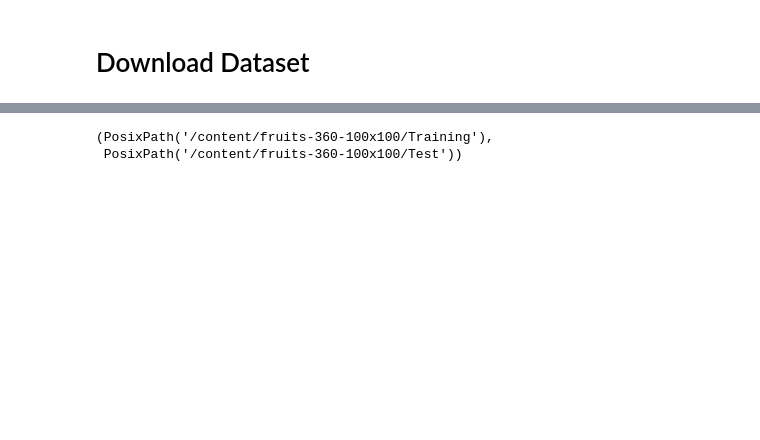
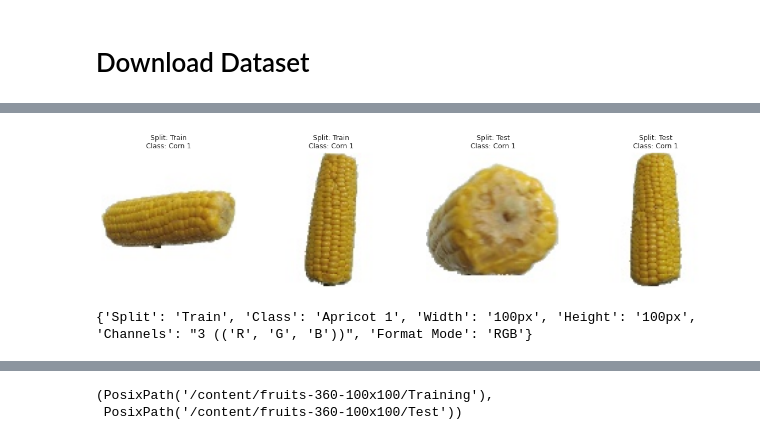
Before and after one commit to Dhruv-D-Bhrasadiya/cam2cook, a Jupyter notebook: model/Cam2Cook_Fruit_360.ipynb, the cells around one changed output, grey strips where cells are left out. Drawn from its saved outputs; the diff is of its cells as text; code cells hidden in the pictures; blank space fills up the shorter version.

```diff
--- a/model/Cam2Cook_Fruit_360.ipynb
+++ b/model/Cam2Cook_Fruit_360.ipynb
@@ -161,13 +31,0 @@ Get all the path of the train set
-# %%
-import os
-
-img_path = []
-
-for dirpath, dirnames, filenames in os.walk(TRAIN_DIR):
-    # Skip the root directory itself
-    if dirpath == BASE_DIR:
-        continue
-
-    # Check if this folder contains ONLY files
-    if len(dirnames) == 0:
-        img_path.extend(os.path.join(dirpath, filename) for filename in filenames)
@@ -278,0 +571,10 @@ There are 0 directories and 473 images in '/content/fruits-360-100x100/Training/
+# %%
+# Plot samples from train and test splits
+analyzer.plot_sample(train=True, test=True, val=True, no_of_sample_to_plot=4, class_to_plot = "Corn 1")
+# %% [output]
+[figure, added]
+# %%
+# Get properties of the first image
+print(analyzer.get_properties(0))
+# %% [output]
+{'Split': 'Train', 'Class': 'Apricot 1', 'Width': '100px', 'Height': '100px', 'Channels': "3 (('R', 'G', 'B'))", 'Format Mode': 'RGB'}
```
Also changed, not shown: parts of 109 cells of this notebook.
